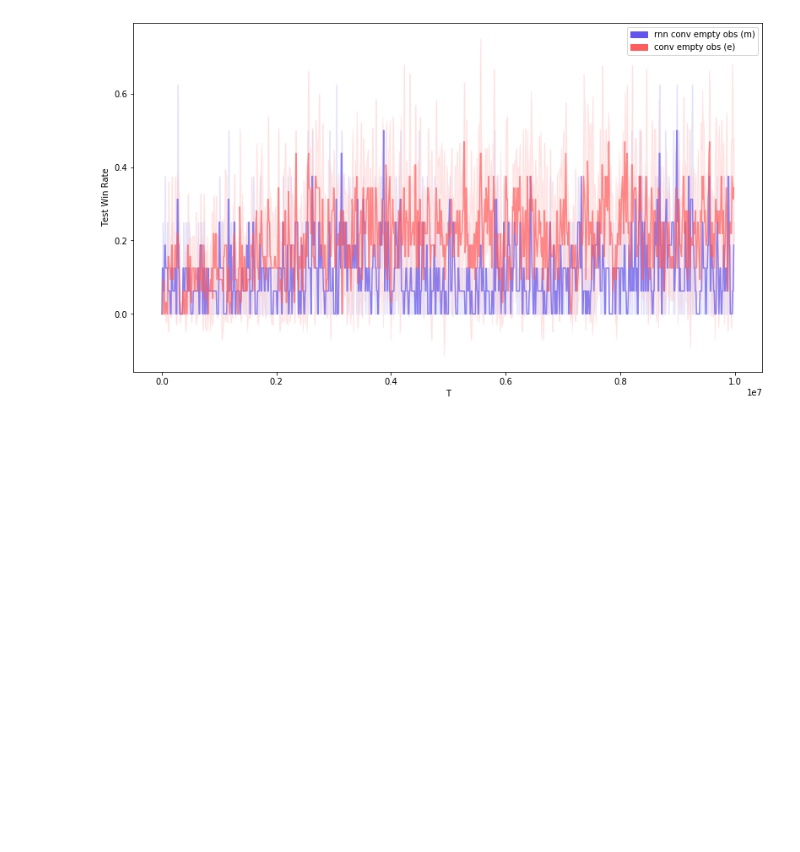
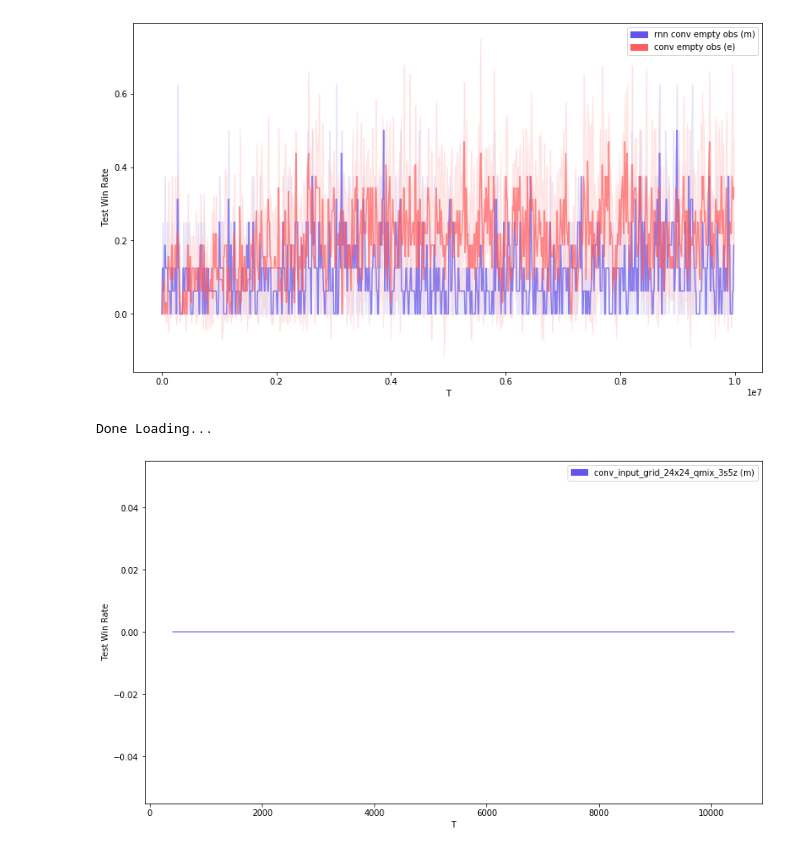
Before and after one commit to nicholasburden/pymarl, a Jupyter notebook: analysis/analysis.ipynb, the cells around one changed output. Drawn from its saved outputs; the diff is of its cells as text; code cells hidden in the pictures; blank space fills up the shorter version.

```diff
--- a/analysis/analysis.ipynb
+++ b/analysis/analysis.ipynb
@@ -479,3 +479,22 @@ Property str not available: test_battle_won_mean not in results for run {'name':
 Property str not available: test_battle_won_mean not in results for run {'name': 'qmix_smac_parallel', 'label': 'non_rnn_conv_ddpg_2s3z_24x24_qmix_empty', '_id': 85083}
 Property str not available: test_battle_won_mean not in results for run {'name': 'qmix_smac_parallel', 'label': 'non_rnn_conv_ddpg_2s3z_24x24_qmix_empty', '_id': 85085}
 [figure]
+# %%
+data__rnnconv_input_grid_12x12_qmix_3s5z = mongo_central.get_name_label_names("", "conv_input_grid_12x12_qmix_3s5z")
+
+
+
+
+bavg = bundle_average(mongo_central,
+                      [#("no id or unit type", data__conv_ddpg_input_grid_shallow_noid_nounittype, "test_battle_won_mean", "test_battle_won_mean_T"),
+                       ("conv_input_grid_24x24_qmix_3s5z", data__rnnconv_input_grid_12x12_qmix_3s5z, "test_battle_won_mean", "test_battle_won_mean_T")
+                       #("conv empty obs", data__conv_ddpg_2s3z_24x24_qmix_empty, "test_battle_won_mean", "test_battle_won_mean_T")
+                      ],
+                      no_fails=True,
+                      window=20000)
+
+a = plot_bundle_avgs(bavg,
+                     figsize=(15,8))
+# %% [output]
+Done Loading...
+[figure, added]
```
Also changed, not shown: 2 other files.
